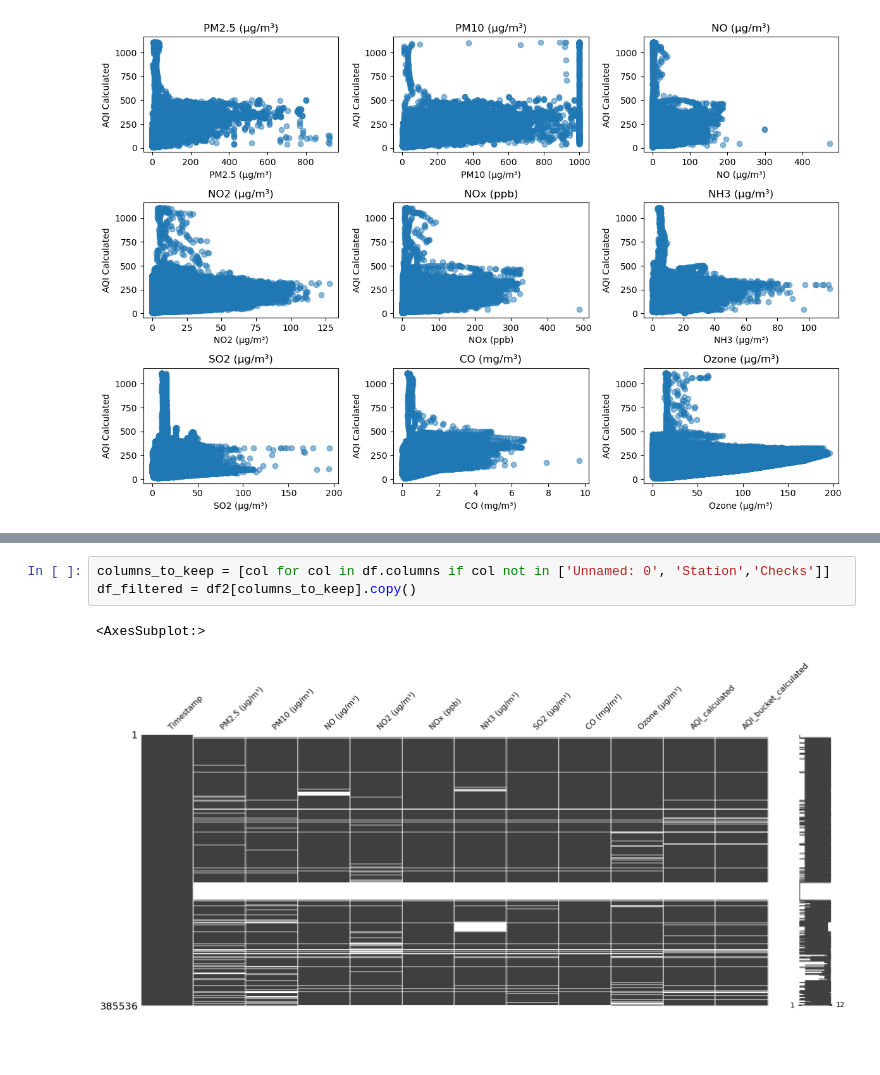
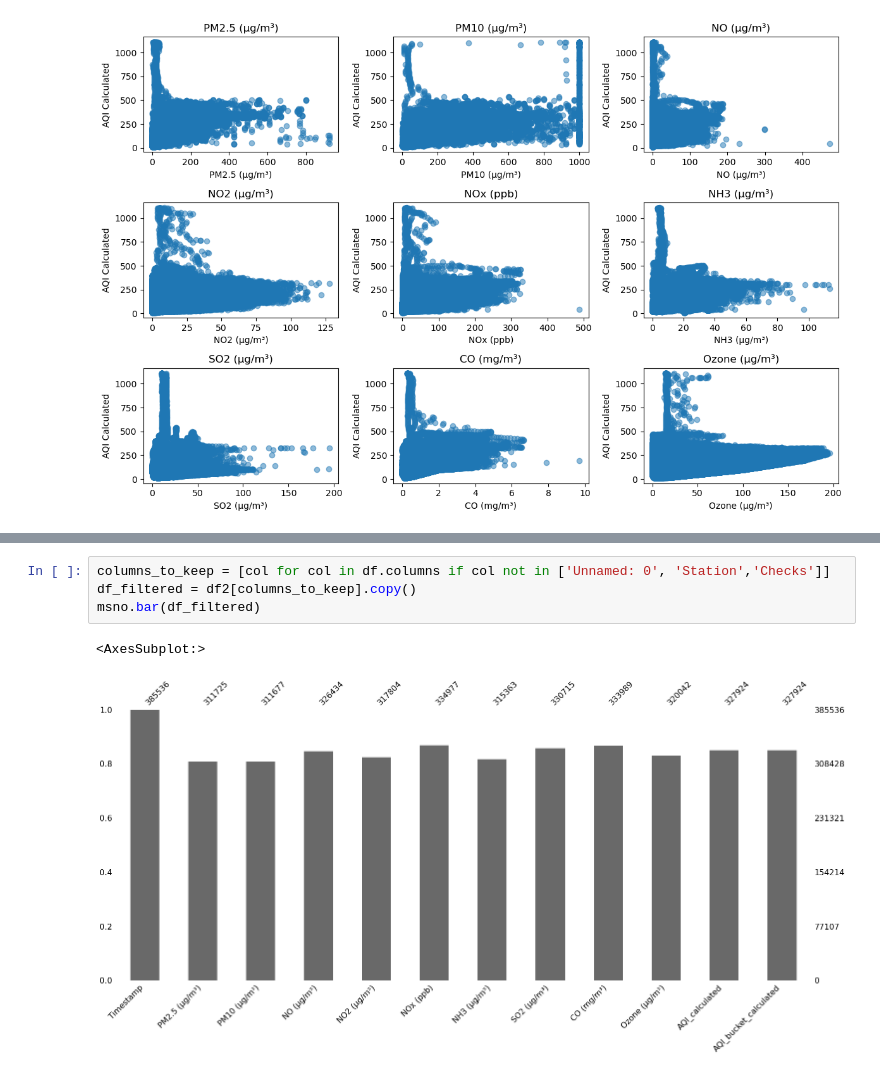
Before and after one commit to GullibleSandwich/ML-Project-CS361, a Jupyter notebook: eda.ipynb, the cells around one changed output, grey strips where cells are left out. Cells and saved outputs as stored; diff of their text form; blank space fills up the shorter version.

```diff
--- a/eda.ipynb
+++ b/eda.ipynb
@@ -157,6 +117,7 @@ for (year, station), data in grouped_data:
 # %%
 columns_to_keep = [col for col in df.columns if col not in ['Unnamed: 0', 'Station','Checks']]
 df_filtered = df2[columns_to_keep].copy()
+msno.bar(df_filtered)
 # %% [output]
 <AxesSubplot:>
-[figure, old version]
+[figure, new version]
```
Also changed, not shown: parts of 8 cells of this notebook.
